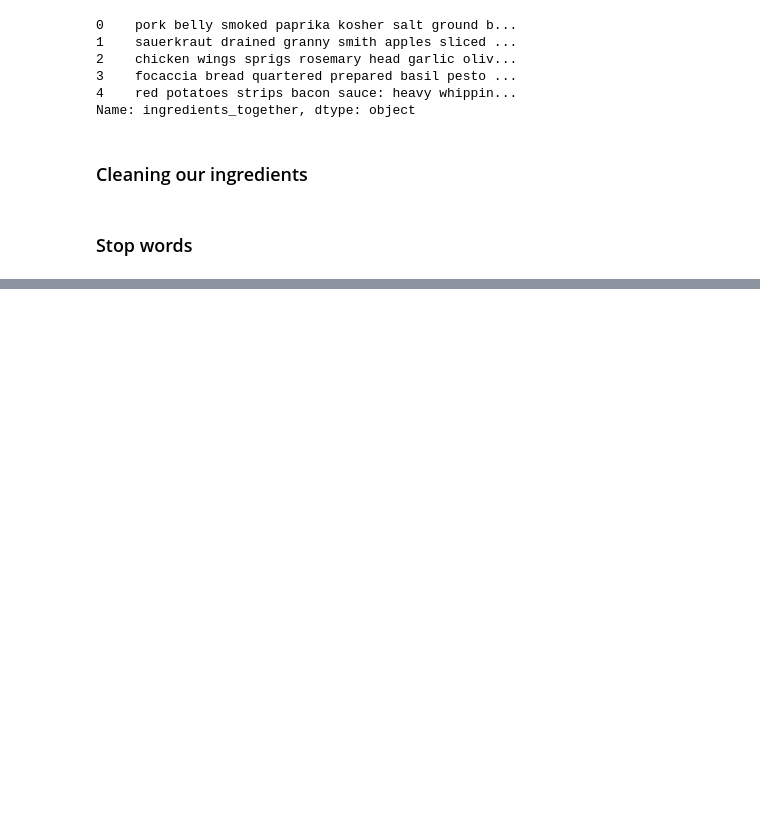
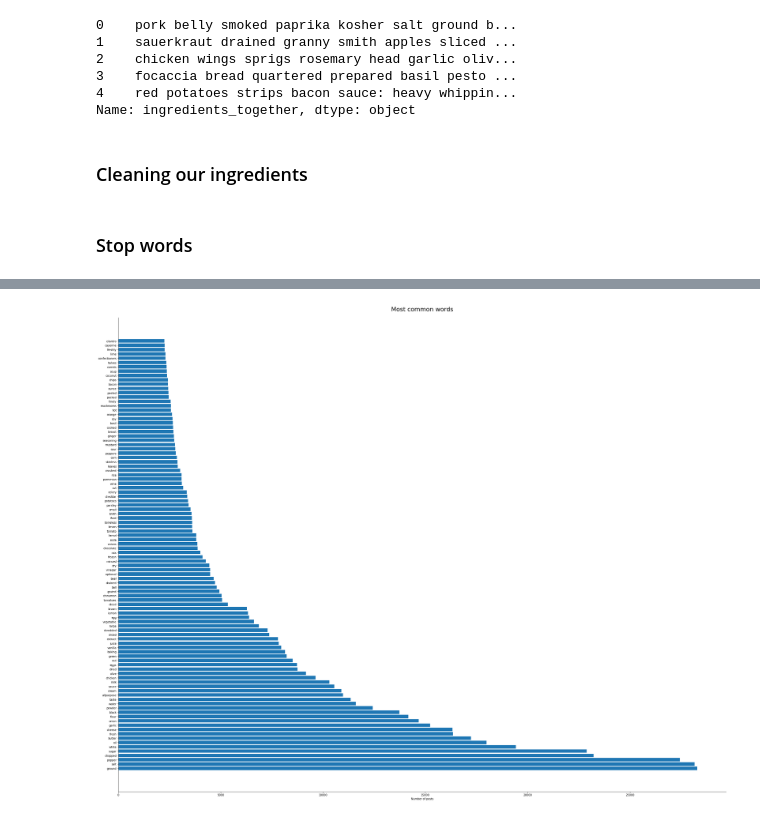
Before and after one commit to jabrahamvm/Recipe-Recommender, a Jupyter notebook: ingredients.ipynb, the cells around one changed output, grey strips where cells are left out. Drawn from its saved outputs; the diff is of its cells as text; code cells hidden in the pictures; blank space fills up the shorter version.

```diff
--- a/ingredients.ipynb
+++ b/ingredients.ipynb
@@ -115,0 +102,13 @@ for word, frequency in vocabulary.most_common(30):
+# %%
+import matplotlib.pyplot as plt
+
+# create a plot:
+fig, ax = plt.subplots(figsize=(40,32))
+plt.barh([x[0] for x in vocabulary1.most_common(100)],[x[1] for x in vocabulary1.most_common(100)], label='Frequency')
+ax.spines['right'].set_visible(False)
+ax.spines['top'].set_visible(False)
+ax.set_xlabel('Number of posts')
+plt.title('Most common words',fontsize=22,pad=24)
+plt.show()
+# %% [output]
+[figure, added]
```
Also changed, not shown: parts of 12 cells of this notebook, 2 other files.
